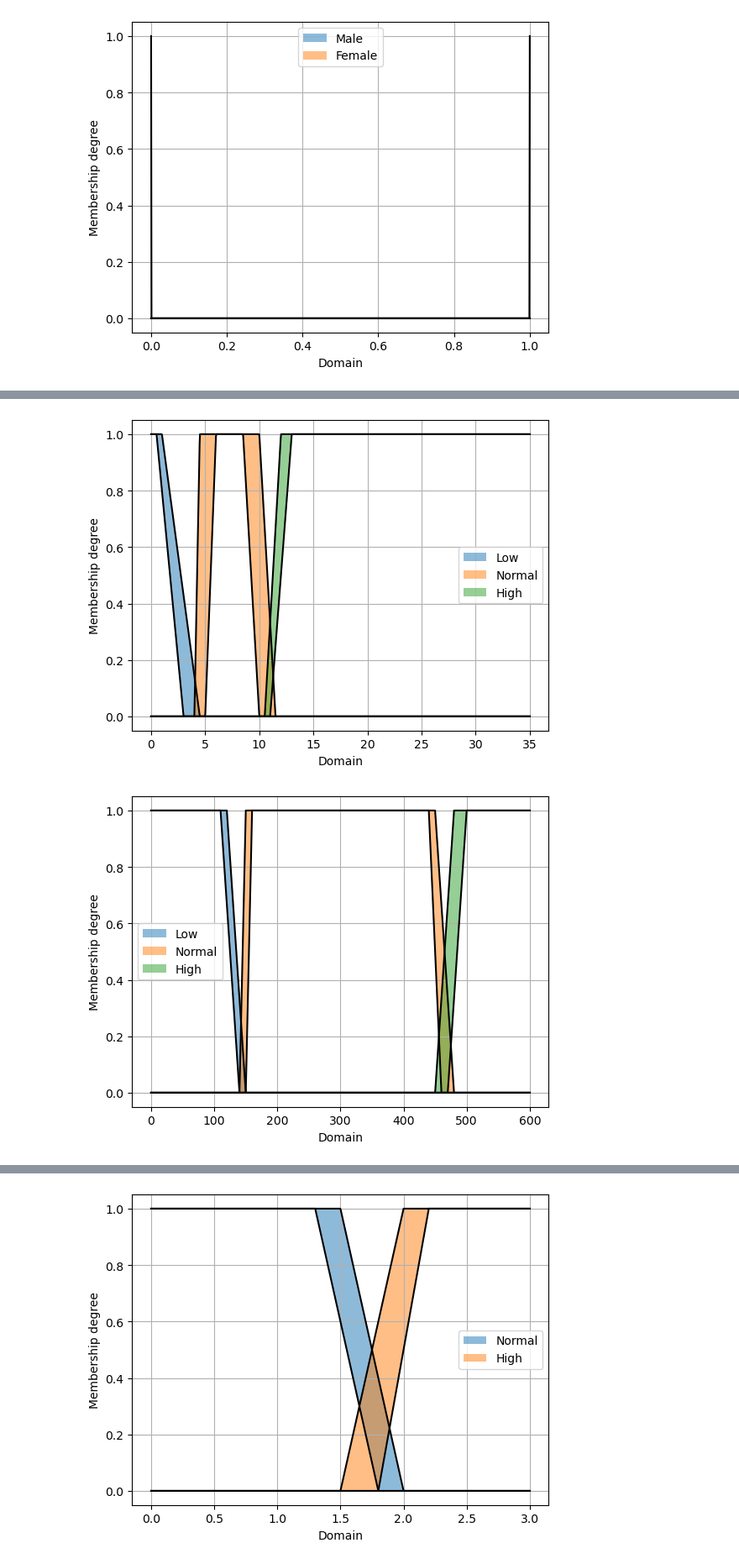
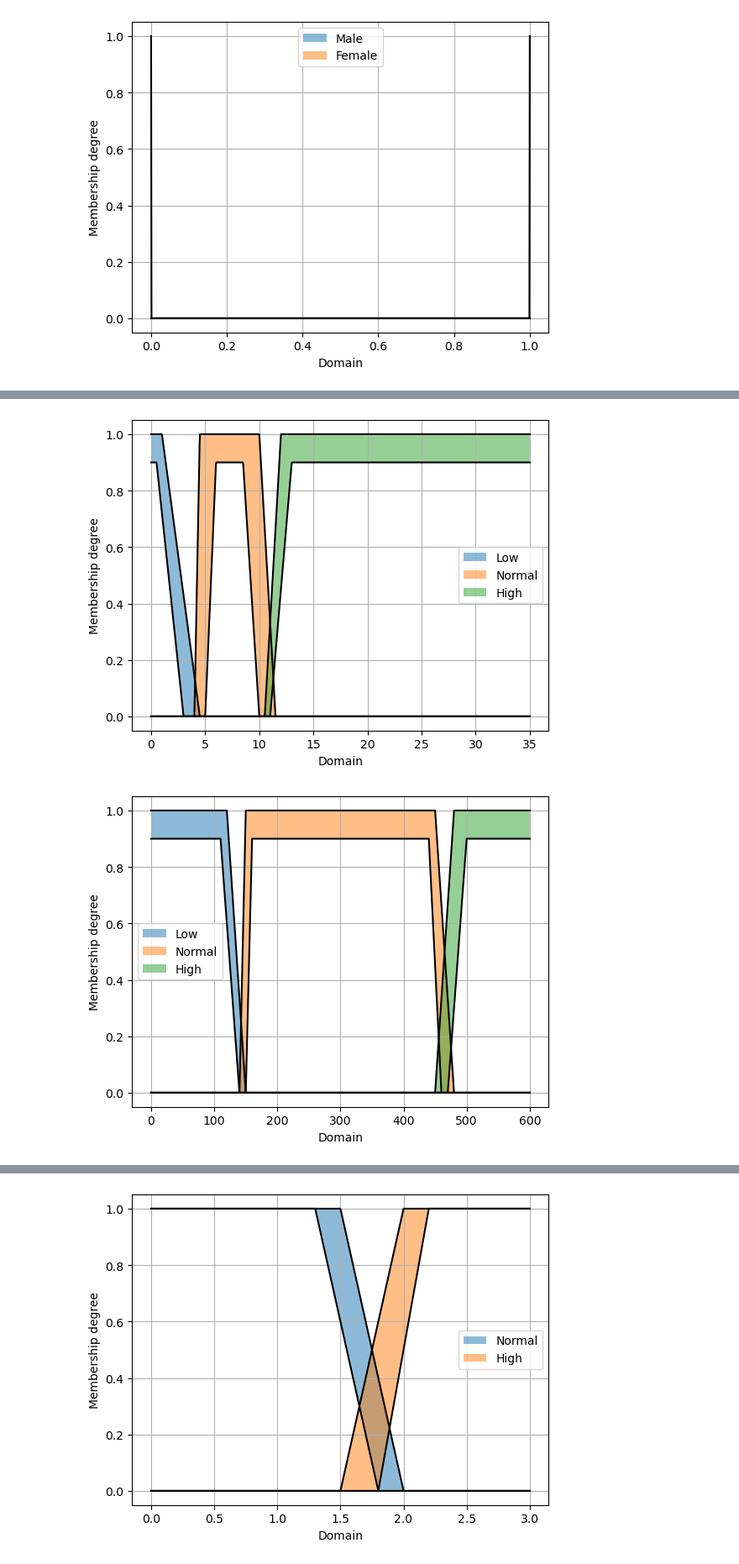
Before and after one commit to mehrbanian/fuzzy-covid-detection, a Jupyter notebook: fuzzy-rule-based-t2-pyit2fls.ipynb, the cells around one changed output, grey strips where cells are left out. Shown at 84% size. Cells and saved outputs as stored; diff of their text form; code cells hidden in the pictures.

```diff
--- a/fuzzy-rule-based-t2-pyit2fls.ipynb
+++ b/fuzzy-rule-based-t2-pyit2fls.ipynb
@@ -93,18 +93,18 @@ AGE.view()
 # %%
 WBC = Control(np.linspace(0, 35, 1000), 'WBC')
-WBC.add_fs('Low', [rtri_mf, rtri_mf], [[4.5, 1, 1], [3, 0.5, 1]])
-WBC.add_fs('Normal', [trapezoid_mf, trapezoid_mf], [[4, 4.5, 10, 11.5, 1], [5, 6, 8.5, 10, 1]])
-WBC.add_fs('High', [ltri_mf, ltri_mf], [[10.5, 12, 1], [11, 13, 1]])
+WBC.add_fs('Low', [rtri_mf, rtri_mf], [[4.5, 1, 1], [3, 0.5, 0.9]])
+WBC.add_fs('Normal', [trapezoid_mf, trapezoid_mf], [[4, 4.5, 10, 11.5, 1], [5, 6, 8.5, 10, 0.9]])
+WBC.add_fs('High', [ltri_mf, ltri_mf], [[10.5, 12, 1], [11, 13, 0.9]])
 WBC.view()
 # %% [output]
-[figure, old version]
+[figure, new version]
 # %%
 Piastrine = Control(np.linspace(0, 600, 601), 'Piastrine')
-Piastrine.add_fs('Low', [rtri_mf, rtri_mf], [[150, 120, 1], [140, 110, 1]])
-Piastrine.add_fs('Normal', [trapezoid_mf, trapezoid_mf], [[140, 150, 450, 480, 1], [150, 160, 440, 460, 1]])
-Piastrine.add_fs('High', [ltri_mf, ltri_mf], [[450, 480, 1], [470, 500, 1]])
+Piastrine.add_fs('Low', [rtri_mf, rtri_mf], [[150, 120, 1], [140, 110, 0.9]])
+Piastrine.add_fs('Normal', [trapezoid_mf, trapezoid_mf], [[140, 150, 450, 480, 1], [150, 160, 440, 460, 0.9]])
+Piastrine.add_fs('High', [ltri_mf, ltri_mf], [[450, 480, 1], [470, 500, 0.9]])
 Piastrine.view()
 # %% [output]
-[figure, old version]
+[figure, new version]
 # %%
 Neutrofili = Control(np.linspace(0, 18, 1000), 'Neutrofili')
```
Also changed, not shown: parts of 14 cells of this notebook, 1 other file.
